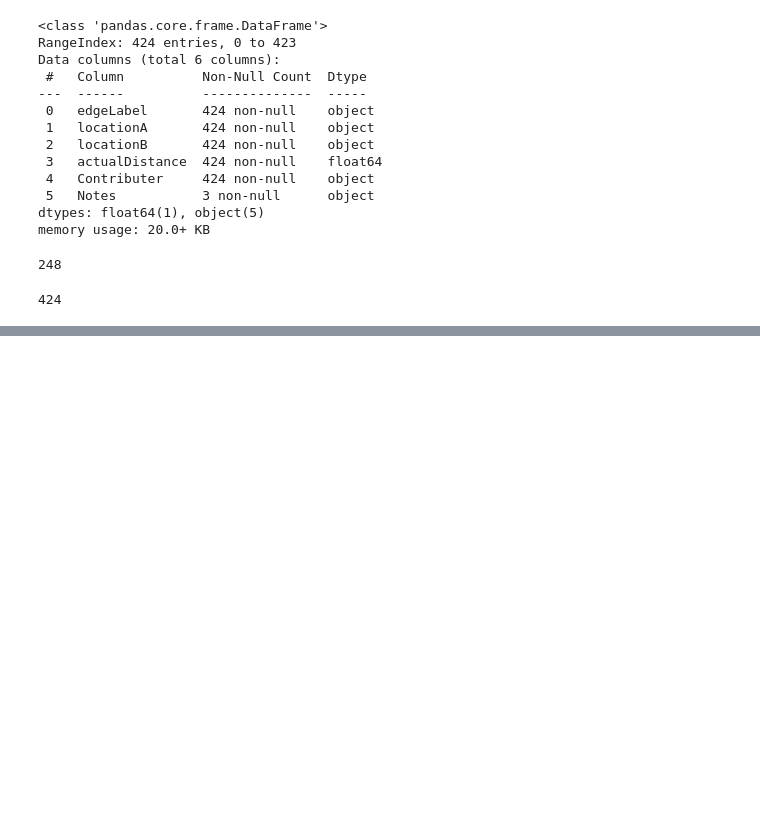
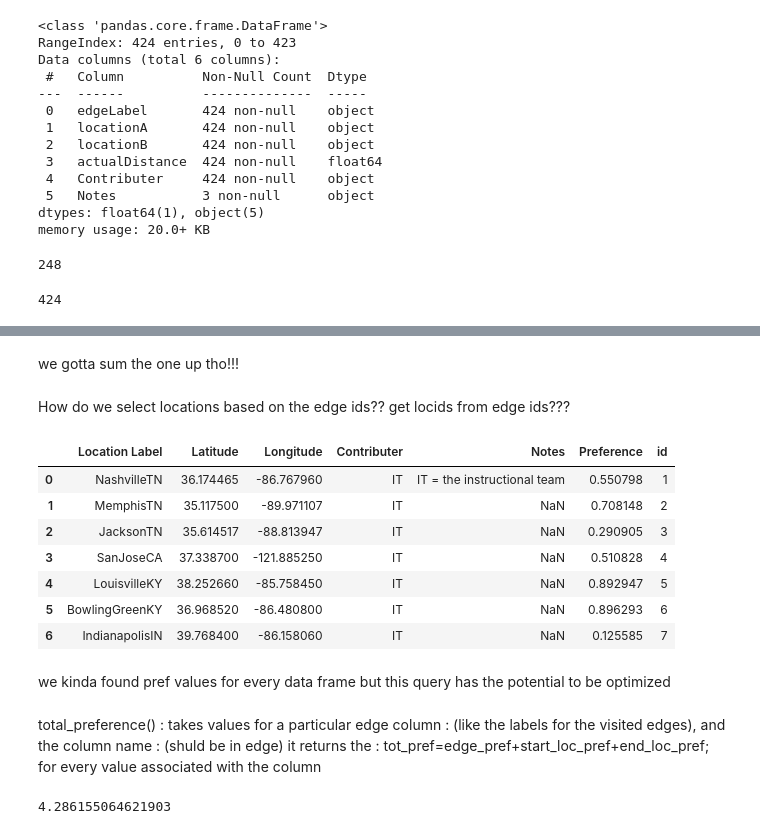
Before and after one commit to NaniDaChaman/Assignment1_AI, a Jupyter notebook: Prog1.ipynb, the cells around one changed output, grey strips where cells are left out. Cells and saved outputs as stored; diff of their text form; code cells hidden in the pictures; blank space fills up the shorter version.

Commit message:
Added Total preference function

```diff
--- a/Prog1.ipynb
+++ b/Prog1.ipynb
@@ -146,0 +152,2 @@ edges.head()
+# %%
+loc_id=np.array([i for i in range(1,size_loc+1)])
@@ -146,0 +156,2 @@ edges.head()
+# %%
+locations['id']=loc_id
@@ -151 +193,3 @@ numpy : 1.26.2
 pandas: 2.2.0
+# %%
+ids=[1,2,3,4,5,6,7]
@@ -151,0 +207,25 @@ pandas: 2.2.0
+# %% [markdown]
+we gotta sum the one up tho!!!
+# %% [markdown]
+How do we select locations based on the edge ids??
+get locids from edge ids???
+# %%
+col='id'
+# %%
+locations[locations[col].isin(ids)]
+# %% [output]
+|  | Location Label | Latitude | Longitude | Contributer | Notes | Preference | id |
+| 0 | NashvilleTN | 36.174465 | -86.767960 | IT | IT = the instructional team | 0.550798 | 1 |
+| 1 | MemphisTN | 35.117500 | -89.971107 | IT | NaN | 0.708148 | 2 |
+| 2 | JacksonTN | 35.614517 | -88.813947 | IT | NaN | 0.290905 | 3 |
+| 3 | SanJoseCA | 37.338700 | -121.885250 | IT | NaN | 0.510828 | 4 |
+| 4 | LouisvilleKY | 38.252660 | -85.758450 | IT | NaN | 0.892947 | 5 |
+| 5 | BowlingGreenKY | 36.968520 | -86.480800 | IT | NaN | 0.896293 | 6 |
+| 6 | IndianapolisIN | 39.768400 | -86.158060 | IT | NaN | 0.125585 | 7 |
+# %% [markdown]
+we kinda found pref values for every data frame but this query has the potential to be optimized
+# %% [markdown]
+total_preference() :
+takes values for a particular edge column : (like the labels for the visited edges),
+and the column name : (shuld be in edge)
+it returns the : tot_pref=edge_pref+start_loc_pref+end_loc_pref; for every value associated with the column
@@ -152,3 +236,7 @@ pandas: 2.2.0
+# %%
+total_preference(ids,col)
+# %% [output]
+4.286155064621903
 # %%
 %load_ext watermark
 %watermark -v -m -p wget,pandas,numpy,openpyxl,watermark
```
Also changed, not shown: parts of 20 cells of this notebook.
